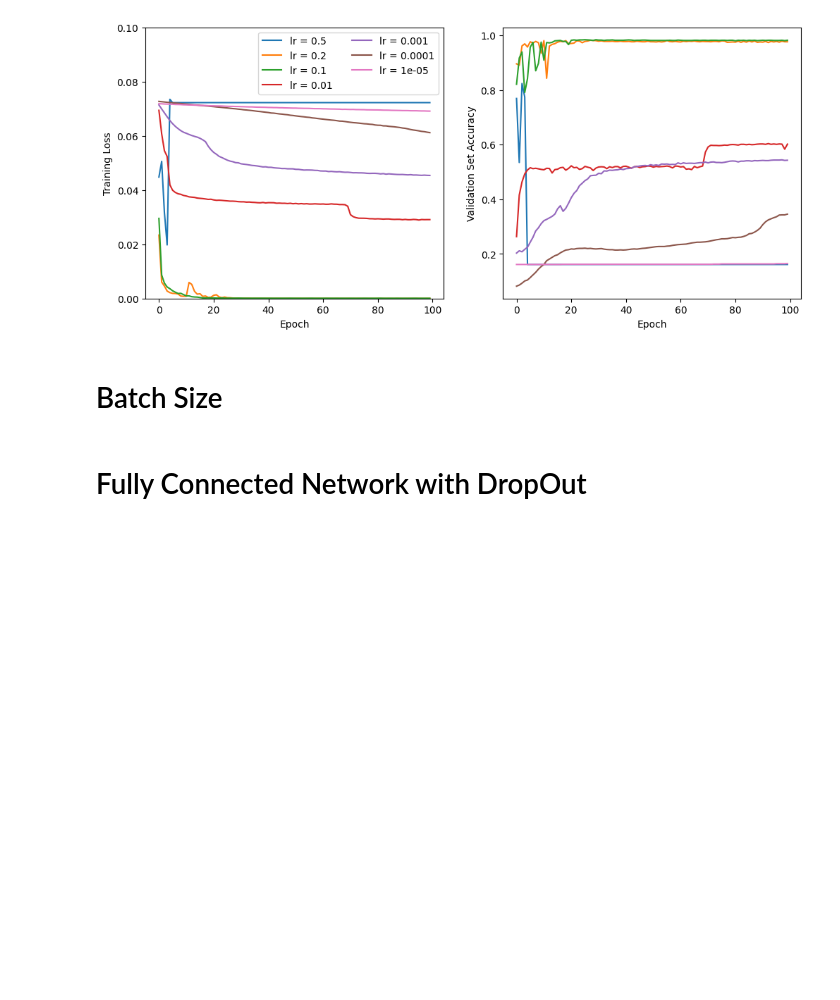
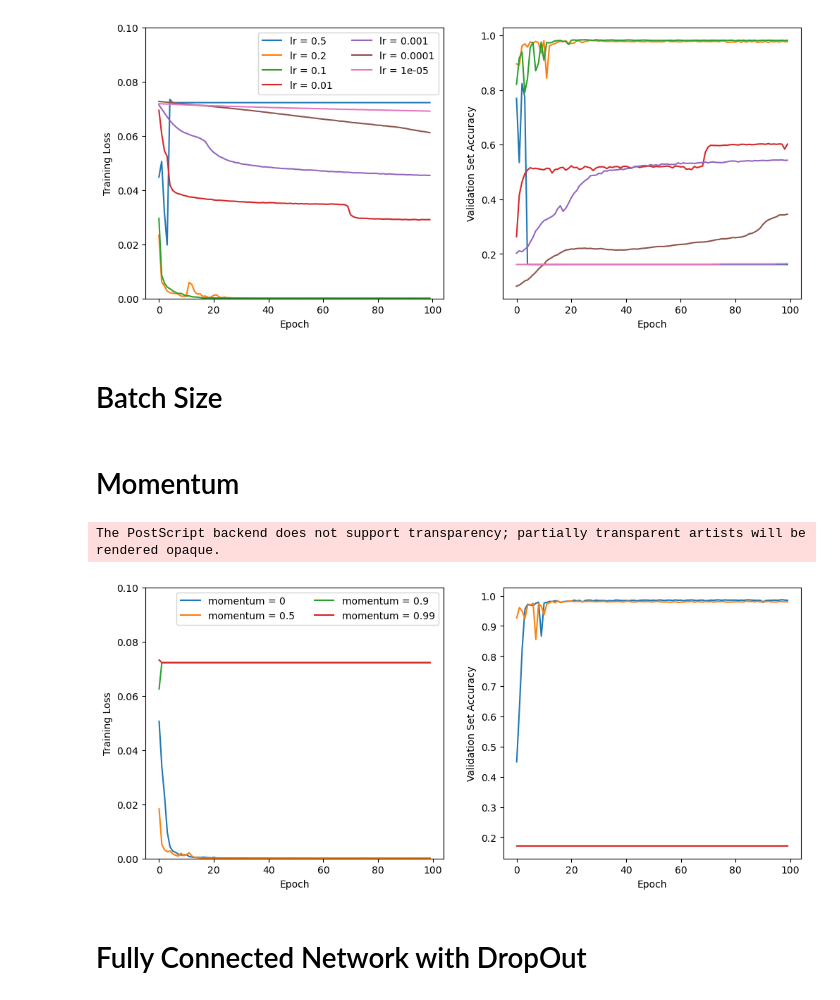
Before and after one commit to mao1756/CAP5619-sp24, a Jupyter notebook: P1/codes/P1.ipynb, the cells around one changed output. Drawn from its saved outputs; the diff is of its cells as text; code cells hidden in the pictures; blank space fills up the shorter version.

```diff
--- a/P1/codes/P1.ipynb
+++ b/P1/codes/P1.ipynb
@@ -26,8 +26,8 @@ def load_data(path: str):
     data_list = [(torch.tensor(line[1:]).reshape(1,16,16), int(line[0])) for line in float_lines]
     return data_list
 
-train_list = load_data('../zip_train.txt')
-test_list = load_data('../zip_test.txt')
+train_list = load_data('zip_train.txt')
+test_list = load_data('zip_test.txt')
 
 print(f"Loaded {len(train_list)} data for train data")
 print(f"Loaded {len(test_list)} data for train data")
@@ -50,5 +50,5 @@ test_dataset = MyDataset(test_list)
 # Split the train dataset into train and validation
 train_size = int(0.8 * len(train_dataset))
 val_size = len(train_dataset) - train_size
-#train_dataset, val_dataset = torch.utils.data.random_split(train_dataset, [train_size, val_size])
+train_dataset, val_dataset = torch.utils.data.random_split(train_dataset, [train_size, val_size])
 # %% [output]
@@ -966,6 +966,60 @@ ax[0].set_ylim([0.0, 0.1])
 ax[1].set_xlabel("Epoch")
 ax[1].set_ylabel("Validation Set Accuracy")
 plt.savefig('batch_size_comparison.eps', format='eps')
+# %% [markdown]
+# Momentum
+# %%
+momentums = [0, 0.5, 0.9, 0.99]
+
+
+import numpy as np
+from tqdm import tqdm
+import random
+
+# We will use the best initialization strategy (Uniform Xavier), best learning rate (0.1), and best batch size (32)
+
+lr = 0.1
+BATCH_SIZE = 32
+EPOCHS = 100
+
+seed=0
+np.random.seed(seed)
+random.seed(seed)
+torch.manual_seed(seed)
+torch.cuda.manual_seed(seed)
+
+loss_acc_conv = []
+fig, ax = plt.subplots(1, 2, figsize=(12, 5))
+
+for momentum in momentums:
+    model = ConvNet().to(device)
+    torch.nn.init.xavier_uniform_(model.conv1.weight)
+    torch.nn.init.xavier_uniform_(model.conv2.weight)
+    torch.nn.init.xavier_uniform_(model.fc1.weight)
+    torch.nn.init.xavier_uniform_(model.fc2.weight)
+    optimizer = torch.optim.SGD(model.parameters(), lr=lr, momentum=momentum) # Fixed learning rate for simplicity
+    train_dataloader = torch.utils.data.DataLoader(train_dataset, batch_size=BATCH_SIZE, shuffle=True)
+    val_dataloader = torch.utils.data.DataLoader(val_dataset, batch_size=BATCH_SIZE, shuffle=True)
+    loss = []
+    accuracy = []
+    for epoch in tqdm(range(EPOCHS)):
+        loss.append(train(train_dataloader, model, loss_fn, optimizer))
+        accuracy.append(test(val_dataloader, model, loss_fn))
+    loss_acc_conv.append((loss, accuracy))
+
+for i, (loss, accuracy) in enumerate(loss_acc_conv):
+    ax[0].plot(loss, label=f"momentum = {momentums[i]}")
+    ax[1].plot(accuracy, label=f"momentum = {momentums[i]}")
+ax[0].set_xlabel("Epoch")
+ax[0].set_ylabel("Training Loss")
+ax[0].legend(ncol=2)
+ax[0].set_ylim([0.0, 0.1])
+ax[1].set_xlabel("Epoch")
+ax[1].set_ylabel("Validation Set Accuracy")
+plt.savefig('momentum_comparison.eps', format='eps')
+# %% [output]
+The PostScript backend does not support transparency; partially transparent artists will be rendered opaque.
+[figure, added]
 # %% [markdown]
 # Fully Connected Network with DropOut
 # %%
```
Also changed, not shown: parts of 1 cell of this notebook.
